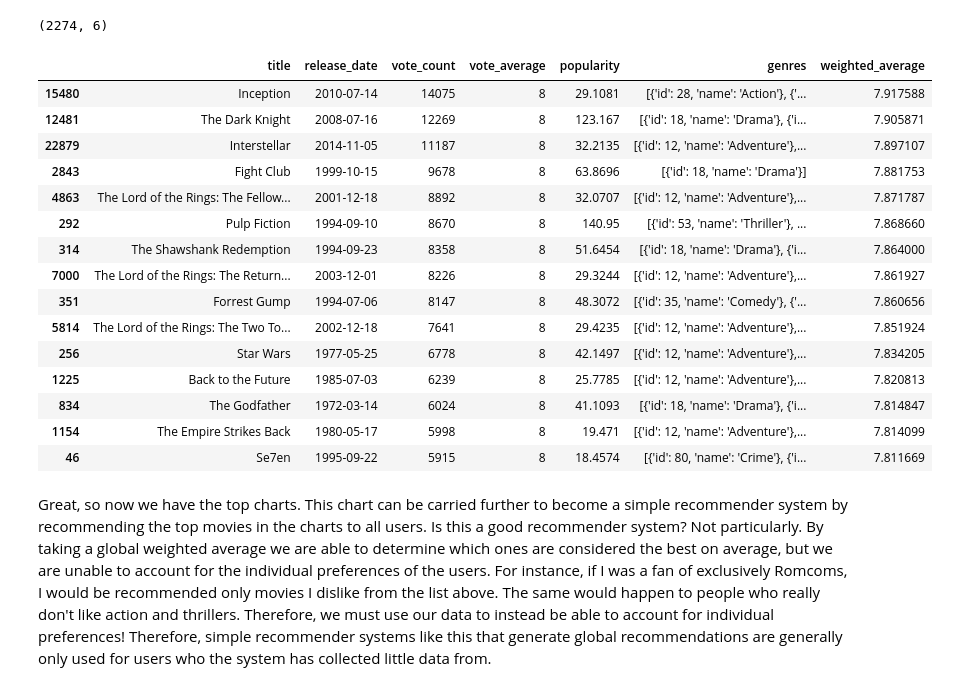
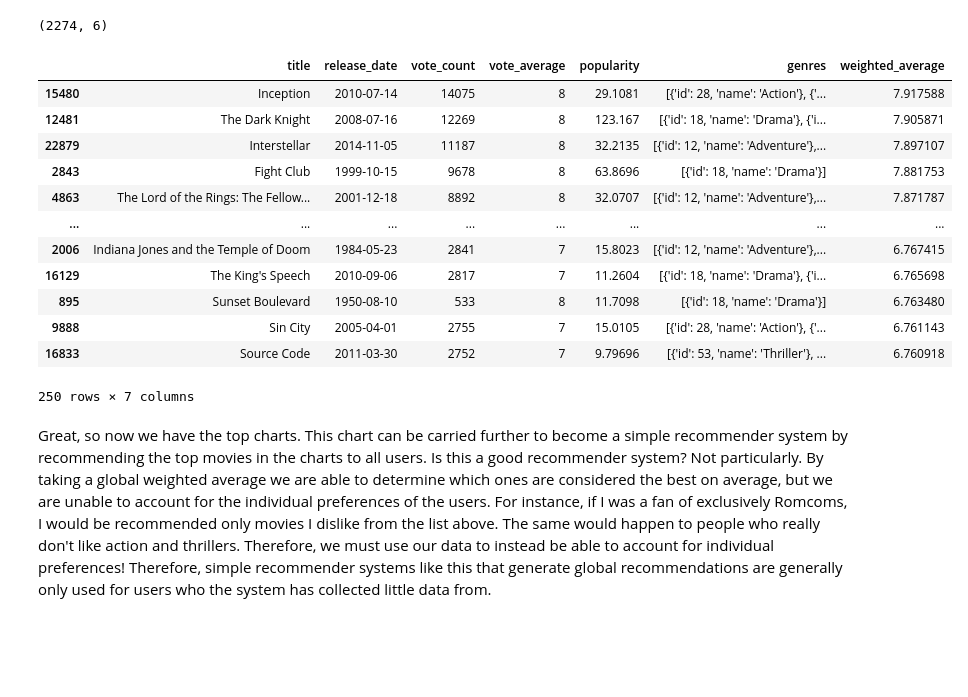
Before and after one commit to namiyousef/Practical-ML-DS, a Jupyter notebook: Chapter 2. Python for Data Scientists/Module 7. Other ML Problems/recommender_systems.ipynb, the cells around one changed output. Drawn from its saved outputs; the diff is of its cells as text; code cells hidden in the pictures; blank space fills up the shorter version.

```diff
--- a/Chapter 2. Python for Data Scientists/Module 7. Other ML Problems/recommender_systems.ipynb
+++ b/Chapter 2. Python for Data Scientists/Module 7. Other ML Problems/recommender_systems.ipynb
@@ -76,7 +76,8 @@ print(m)
 We can now extract the movies that are considered to be canditates for the top charts in our recommender system given our computed 'm'.
 # %%
 # Extracting all movies that have a votecount that is greater than our m value
-qualified = metadata[(metadata['vote_count'] >= m) & (metadata['vote_count'].notnull()) & (metadata['vote_average'].notnull())][['title', 'release_date', 'vote_count', 'vote_average', 'popularity', 'genres']]
+qualified = metadata[(metadata['vote_count'] >= m) & (metadata['vote_count'].notnull()) & (metadata['vote_average'].notnull())] \
+                 [['title', 'release_date', 'vote_count', 'vote_average', 'popularity', 'genres']]
 qualified['vote_count'] = qualified['vote_count'].astype('int')
 qualified['vote_average'] = qualified['vote_average'].astype('int')
 qualified.shape
@@ -85,30 +86,27 @@ qualified.shape
 # %%
 # Computing weighted average and determining top 250 chart
 def weighted_rating(x):
     v = x['vote_count']
     R = x['vote_average']
     return (v/(v+m) * R) + (m/(m+v) * C)
 
 qualified['weighted_average'] = qualified.apply(weighted_rating, axis=1)
 qualified = qualified.sort_values('weighted_average', ascending=False).head(250)
-qualified.head(15)
+qualified
 # %% [output]
 |  | title | release_date | vote_count | vote_average | popularity | genres | weighted_average |
 | 15480 | Inception | 2010-07-14 | 14075 | 8 | 29.1081 | [{'id': 28, 'name': 'Action'}, {'... | 7.917588 |
 | 12481 | The Dark Knight | 2008-07-16 | 12269 | 8 | 123.167 | [{'id': 18, 'name': 'Drama'}, {'i... | 7.905871 |
 | 22879 | Interstellar | 2014-11-05 | 11187 | 8 | 32.2135 | [{'id': 12, 'name': 'Adventure'},... | 7.897107 |
 | 2843 | Fight Club | 1999-10-15 | 9678 | 8 | 63.8696 | [{'id': 18, 'name': 'Drama'}] | 7.881753 |
 | 4863 | The Lord of the Rings: The Fellow... | 2001-12-18 | 8892 | 8 | 32.0707 | [{'id': 12, 'name': 'Adventure'},... | 7.871787 |
-| 292 | Pulp Fiction | 1994-09-10 | 8670 | 8 | 140.95 | [{'id': 53, 'name': 'Thriller'}, ... | 7.868660 |
-| 314 | The Shawshank Redemption | 1994-09-23 | 8358 | 8 | 51.6454 | [{'id': 18, 'name': 'Drama'}, {'i... | 7.864000 |
-| 7000 | The Lord of the Rings: The Return... | 2003-12-01 | 8226 | 8 | 29.3244 | [{'id': 12, 'name': 'Adventure'},... | 7.861927 |
-| 351 | Forrest Gump | 1994-07-06 | 8147 | 8 | 48.3072 | [{'id': 35, 'name': 'Comedy'}, {'... | 7.860656 |
-| 5814 | The Lord of the Rings: The Two To... | 2002-12-18 | 7641 | 8 | 29.4235 | [{'id': 12, 'name': 'Adventure'},... | 7.851924 |
-| 256 | Star Wars | 1977-05-25 | 6778 | 8 | 42.1497 | [{'id': 12, 'name': 'Adventure'},... | 7.834205 |
-| 1225 | Back to the Future | 1985-07-03 | 6239 | 8 | 25.7785 | [{'id': 12, 'name': 'Adventure'},... | 7.820813 |
-| 834 | The Godfather | 1972-03-14 | 6024 | 8 | 41.1093 | [{'id': 18, 'name': 'Drama'}, {'i... | 7.814847 |
-| 1154 | The Empire Strikes Back | 1980-05-17 | 5998 | 8 | 19.471 | [{'id': 12, 'name': 'Adventure'},... | 7.814099 |
-| 46 | Se7en | 1995-09-22 | 5915 | 8 | 18.4574 | [{'id': 80, 'name': 'Crime'}, {'i... | 7.811669 |
+| ... | ... | ... | ... | ... | ... | ... | ... |
+| 2006 | Indiana Jones and the Temple of Doom | 1984-05-23 | 2841 | 7 | 15.8023 | [{'id': 12, 'name': 'Adventure'},... | 6.767415 |
+| 16129 | The King's Speech | 2010-09-06 | 2817 | 7 | 11.2604 | [{'id': 18, 'name': 'Drama'}, {'i... | 6.765698 |
+| 895 | Sunset Boulevard | 1950-08-10 | 533 | 8 | 11.7098 | [{'id': 18, 'name': 'Drama'}] | 6.763480 |
+| 9888 | Sin City | 2005-04-01 | 2755 | 7 | 15.0105 | [{'id': 28, 'name': 'Action'}, {'... | 6.761143 |
+| 16833 | Source Code | 2011-03-30 | 2752 | 7 | 9.79696 | [{'id': 53, 'name': 'Thriller'}, ... | 6.760918 |
+250 rows × 7 columns
 # %% [markdown]
 Great, so now we have the top charts. This chart can be carried further to become a simple recommender system by recommending the top movies in the charts to all users. Is this a good recommender system? Not particularly. By taking a global weighted average we are able to determine which ones are considered the best on average, but we are unable to account for the individual preferences of the users. For instance, if I was a fan of exclusively Romcoms, I would be recommended only movies I dislike from the list above. The same would happen to people who really don't like action and thrillers. Therefore, we must use our data to instead be able to account for individual preferences! Therefore, simple recommender systems like this that generate global recommendations are generally only used for users who the system has collected little data from.
 
```
Also changed, not shown: parts of 12 cells of this notebook.
